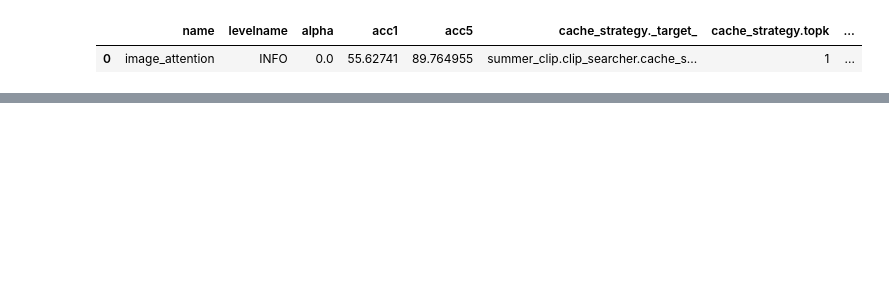
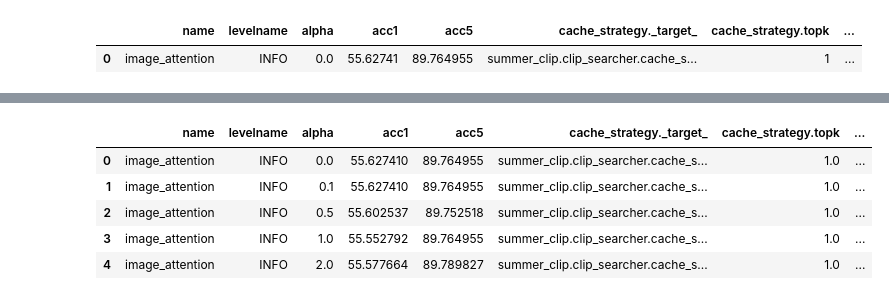
Before and after one commit to myrachins/summer-clip, a Jupyter notebook: summer_clip/clip_searcher/runs_analysis/result_tables.ipynb, the cells around one changed output, grey strips where cells are left out. Saved outputs shown, nothing was run; the diff lists cells and outputs as text; code cells hidden in the pictures; blank space fills up the shorter version.

```diff
--- a/summer_clip/clip_searcher/runs_analysis/result_tables.ipynb
+++ b/summer_clip/clip_searcher/runs_analysis/result_tables.ipynb
@@ -71,0 +103,24 @@ log_records_df[log_records_df['alpha'] == 0].head(1)
+# %%
+def fill_topk(log_records_df: pd.DataFrame) -> pd.DataFrame:
+    topk_mask = log_records_df['cache_strategy.topk'].isna()
+    full_topk_df = log_records_df[~topk_mask]
+    empty_topk_df = log_records_df[topk_mask]
+
+    topk_dfs = []
+    for topk in full_topk_df['cache_strategy.topk'].unique():
+        topk_df = empty_topk_df.copy()
+        topk_df['cache_strategy.topk'] = topk
+        topk_dfs.append(topk_df)
+
+    return pd.concat([full_topk_df] + topk_dfs, ignore_index=True)
+# %%
+log_records_df = fill_topk(log_records_df)
+
+log_records_df.head()
+# %% [output]
+|  | name | levelname | alpha | acc1 | acc5 | cache_strategy._target_ | cache_strategy.topk | ... |
+| 0 | image_attention | INFO | 0.0 | 55.627410 | 89.764955 | summer_clip.clip_searcher.cache_s... | 1.0 | ... |
+| 1 | image_attention | INFO | 0.1 | 55.627410 | 89.764955 | summer_clip.clip_searcher.cache_s... | 1.0 | ... |
+| 2 | image_attention | INFO | 0.5 | 55.602537 | 89.752518 | summer_clip.clip_searcher.cache_s... | 1.0 | ... |
+| 3 | image_attention | INFO | 1.0 | 55.552792 | 89.764955 | summer_clip.clip_searcher.cache_s... | 1.0 | ... |
+| 4 | image_attention | INFO | 2.0 | 55.577664 | 89.789827 | summer_clip.clip_searcher.cache_s... | 1.0 | ... |
```
Also changed, not shown: parts of 10 cells of this notebook, 4 other files.
